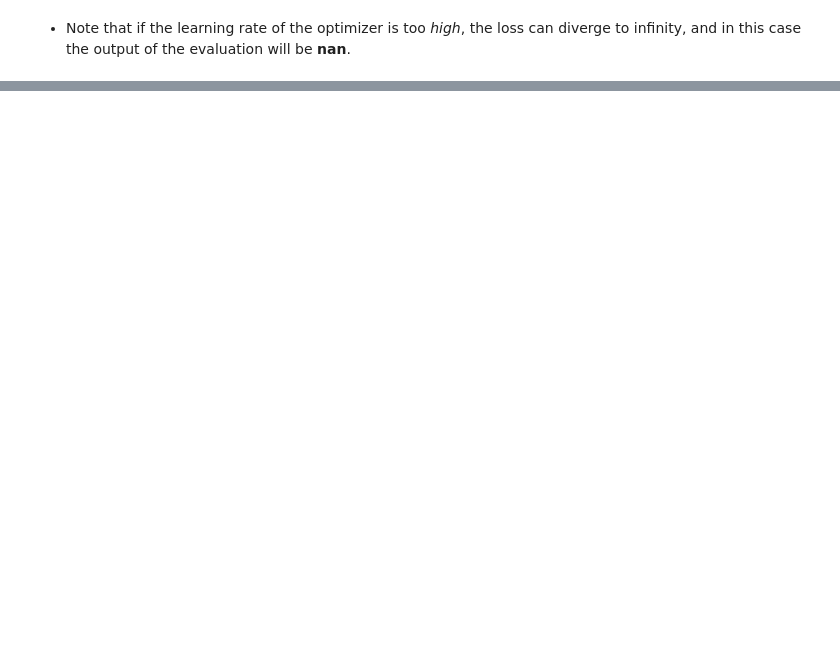
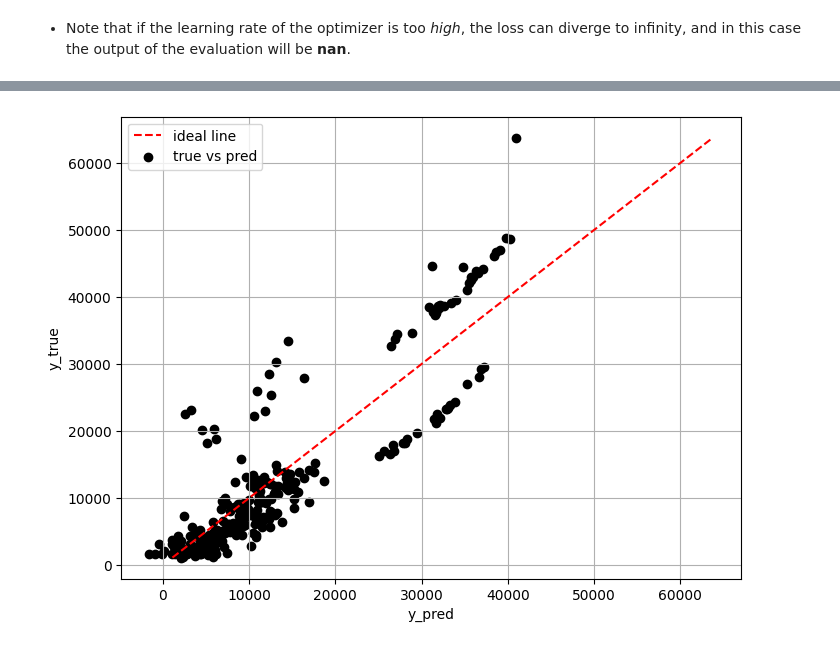
Before and after one commit to HerraKaava/tensorflow, a Jupyter notebook: NN-Regression/NN_Regression_Example.ipynb, the cells around one changed output, grey strips where cells are left out. Cells and saved outputs as stored; diff of their text form; code cells hidden in the pictures; blank space fills up the shorter version.

```diff
--- a/NN-Regression/NN_Regression_Example.ipynb
+++ b/NN-Regression/NN_Regression_Example.ipynb
@@ -241,0 +270,2 @@ plot_preds(y_val, model2.predict(X_val))
+# %%
+lr_model_y_pred = lr_model.predict(X_val.numpy())
@@ -241,0 +276,4 @@ plot_preds(y_val, model2.predict(X_val))
+# %%
+plot_preds(y_val, lr_model_y_pred)
+# %% [output]
+[figure, added]
```
Also changed, not shown: parts of 16 cells of this notebook.
